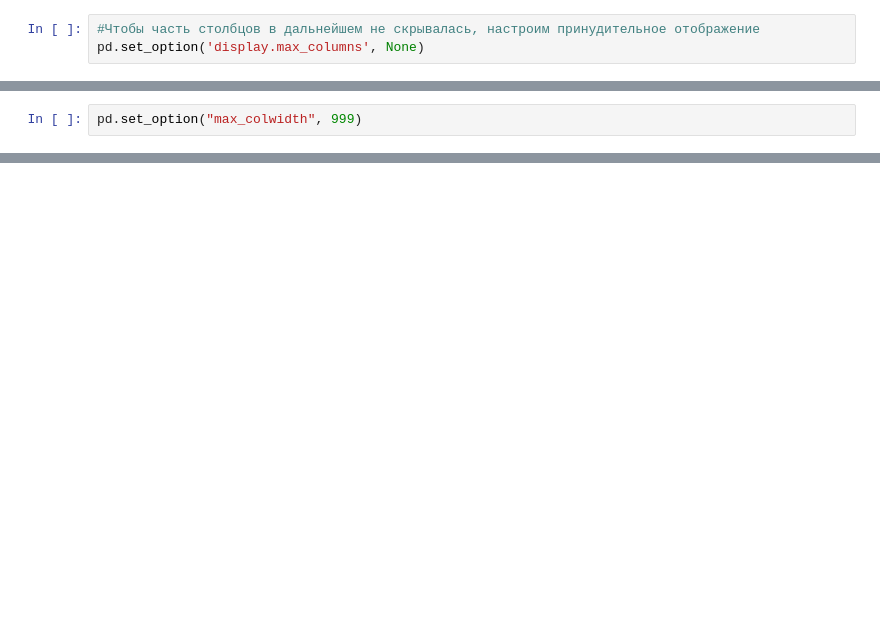
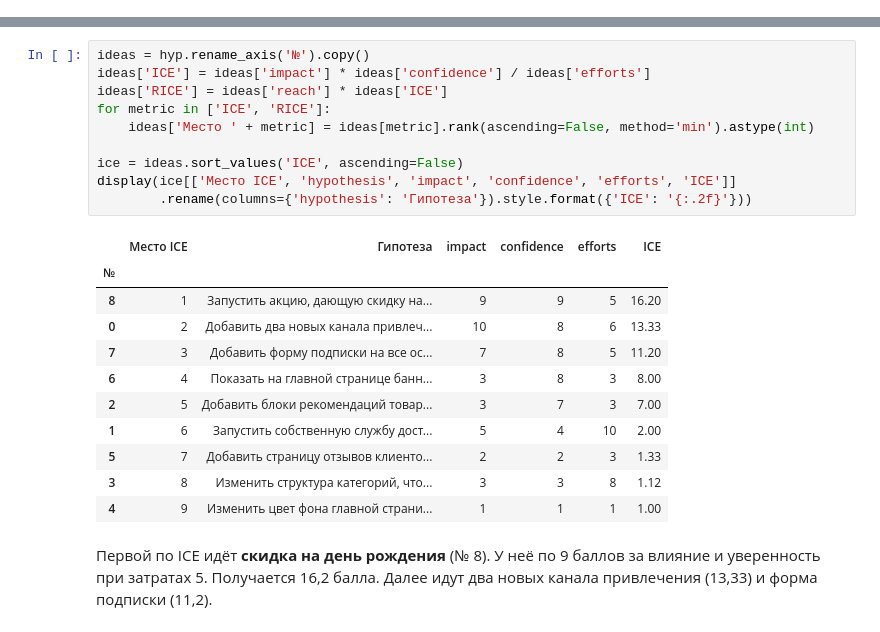
Before and after one commit to IsNorseng/Project-Decision-making-in-business, a Jupyter notebook: YP8_internet_store_project.ipynb, the cells around one changed output, grey strips where cells are left out. Drawn from its saved outputs; the diff is of its cells as text; blank space fills up the shorter version.

```diff
--- a/YP8_internet_store_project.ipynb
+++ b/YP8_internet_store_project.ipynb
@@ -135,3 +0,0 @@ None
-# %%
-#Чтобы часть столбцов в дальнейшем не скрывалась, настроим принудительное отображение
-pd.set_option('display.max_columns', None)
@@ -164,2 +0,0 @@ Index(['transactionId', 'visitorId', 'date', 'revenue', 'group'], dtype='object'
-# %%
-pd.set_option("max_colwidth", 999)
@@ -721,0 +96,24 @@ P-value = 0.788, значительно больше 0.05. Поэтому мож
+# %%
+ideas = hyp.rename_axis('№').copy()
+ideas['ICE'] = ideas['impact'] * ideas['confidence'] / ideas['efforts']
+ideas['RICE'] = ideas['reach'] * ideas['ICE']
+for metric in ['ICE', 'RICE']:
+    ideas['Место ' + metric] = ideas[metric].rank(ascending=False, method='min').astype(int)
+
+ice = ideas.sort_values('ICE', ascending=False)
+display(ice[['Место ICE', 'hypothesis', 'impact', 'confidence', 'efforts', 'ICE']]
+        .rename(columns={'hypothesis': 'Гипотеза'}).style.format({'ICE': '{:.2f}'}))
+# %% [output]
+|  | Место ICE | Гипотеза | impact | confidence | efforts | ICE |
+| № |  |  |  |  |  |  |
+| 8 | 1 | Запустить акцию, дающую скидку на... | 9 | 9 | 5 | 16.20 |
+| 0 | 2 | Добавить два новых канала привлеч... | 10 | 8 | 6 | 13.33 |
+| 7 | 3 | Добавить форму подписки на все ос... | 7 | 8 | 5 | 11.20 |
+| 6 | 4 | Показать на главной странице банн... | 3 | 8 | 3 | 8.00 |
+| 2 | 5 | Добавить блоки рекомендаций товар... | 3 | 7 | 3 | 7.00 |
+| 1 | 6 | Запустить собственную службу дост... | 5 | 4 | 10 | 2.00 |
+| 5 | 7 | Добавить страницу отзывов клиенто... | 2 | 2 | 3 | 1.33 |
+| 3 | 8 | Изменить структура категорий, что... | 3 | 3 | 8 | 1.12 |
+| 4 | 9 | Изменить цвет фона главной страни... | 1 | 1 | 1 | 1.00 |
+# %% [markdown]
+Первой по ICE идёт **скидка на день рождения** (№ 8). У неё по 9 баллов за влияние и уверенность при затратах 5. Получается 16,2 балла. Далее идут два новых канала привлечения (13,33) и форма подписки (11,2).
```
Also changed, not shown: parts of 128 cells of this notebook, 5 other files.
